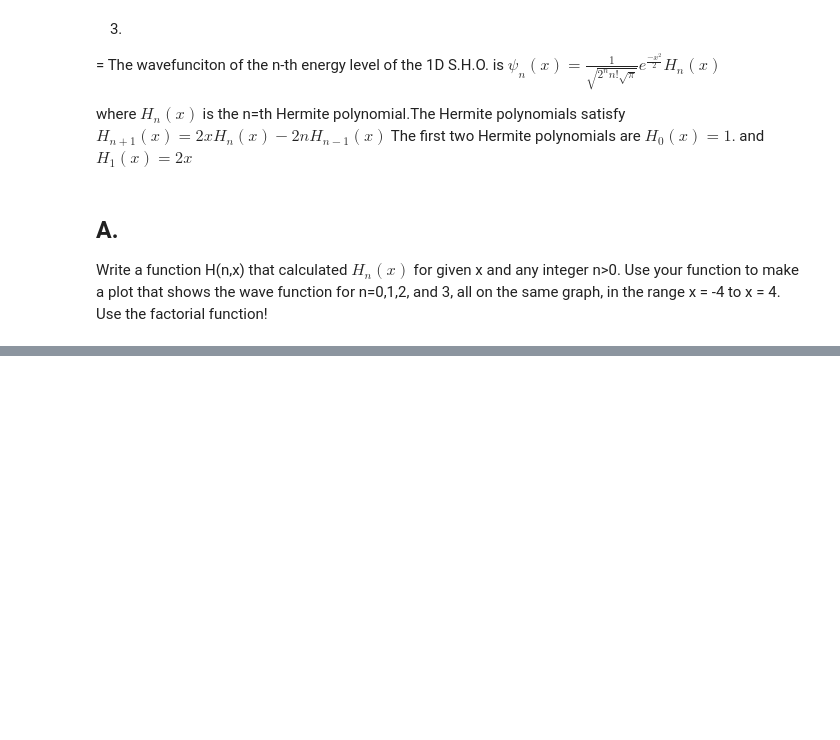
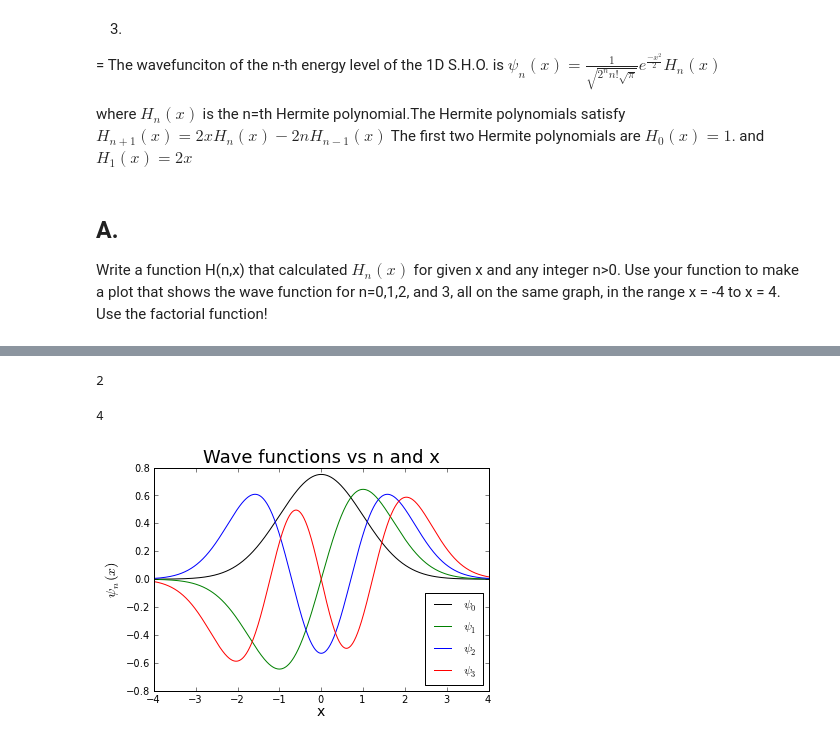
Before and after one commit to ewjohnst/PHYS202-S13, a Jupyter notebook: Week5/NumericalIntegrationEx4.ipynb, the cells around one changed output, grey strips where cells are left out. Drawn from its saved outputs; the diff is of its cells as text; code cells hidden in the pictures; blank space fills up the shorter version.

```diff
--- a/Week5/NumericalIntegrationEx4.ipynb
+++ b/Week5/NumericalIntegrationEx4.ipynb
@@ -10,6 +10,7 @@ Write code to calculate E(x) for values of x from 0-3 in steps of 0.1. Choose fo
 I'll use the trapezoidal rule because it seems easiest.
 # %%
 f = lambda x: e**(-x**2)
+L=1.
 # %%
 def TrapInt(x,N):
     """This function takes the integral of a function"""
@@ -128,0 +109,17 @@ NameError: name 'hermite' is not defined
+# %%
+def H(n,x):
+    if n == 0:
+        return 1
+    elif n == 1:
+        return 2*x
+    elif n > 1:
+        return 2*x*H(n-1,x) - 2*(n-1)*H(n-2,x)
+print
+# %%
+H(1,1) #test 1
+# %% [output]
+2
+# %%
+H(1,2) #test 2
+# %% [output]
+4
@@ -128,0 +128,19 @@ NameError: name 'hermite' is not defined
+# %%
+def psi(n,x):
+    return 1/(sqrt(2**n*factorial(n)*sqrt(pi)))*e**(-x**2/2)*H(n,x)
+x = arange(-4.,4.01,0.01)
+psi0 = psi(0, x)
+psi1 = psi(1, x)
+psi2 = psi(2, x)
+psi3 = psi(3, x)
+plot(x, psi0, color='black', label='$\psi_0$')
+plot(x, psi1, color='green', label='$\psi_1$')
+plot(x, psi2, color='blue', label='$\psi_2$')
+plot(x, psi3, color='red', label='$\psi_3$')
+xlabel('x', fontsize=14)
+ylabel('$\psi_n(x)$', fontsize=14)
+legend(loc='lower right')
+title('Wave functions vs n and x', fontsize=18)
+show()
+# %% [output]
+[figure, added]
```
Also changed, not shown: parts of 10 cells of this notebook, 1 other file.
